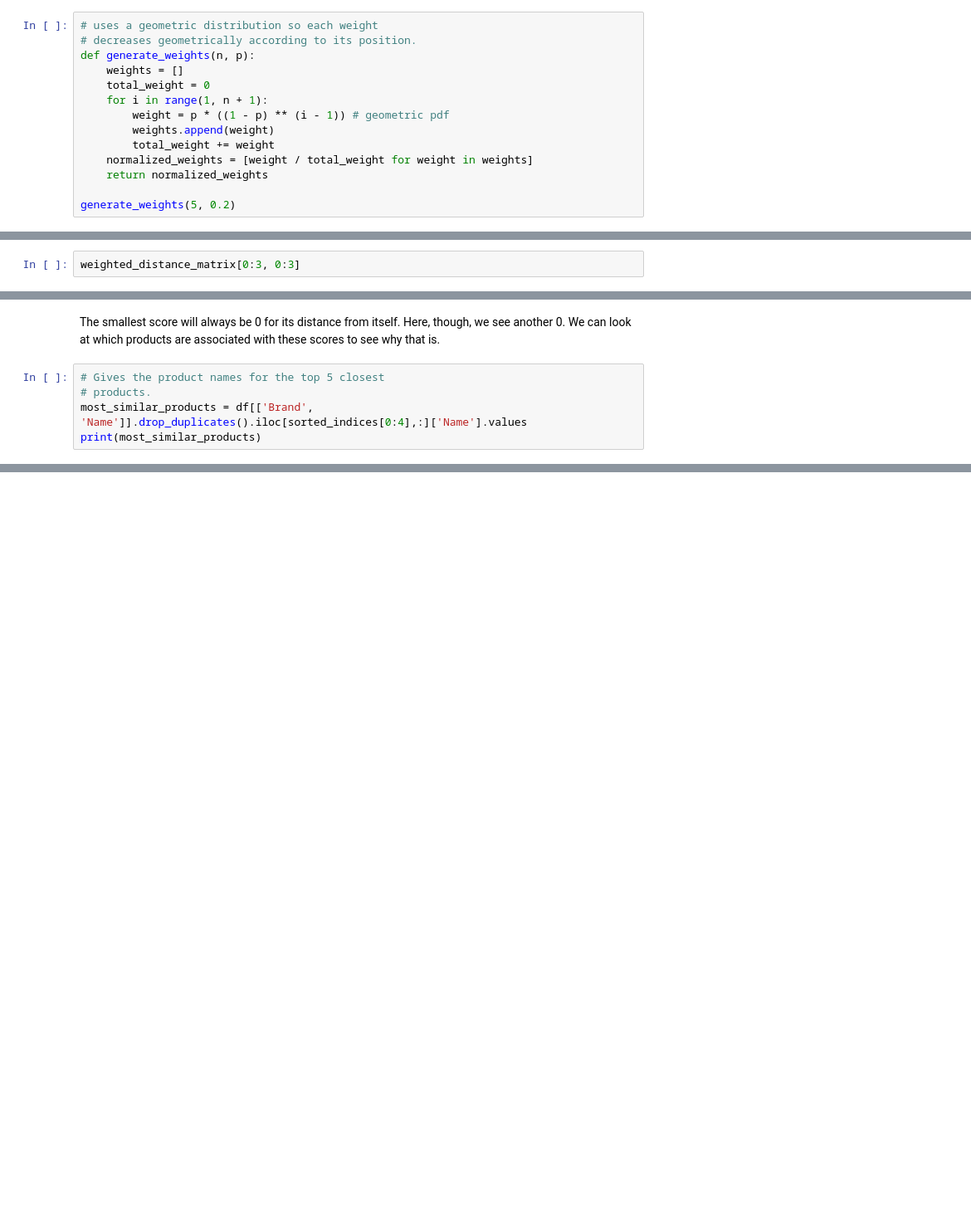
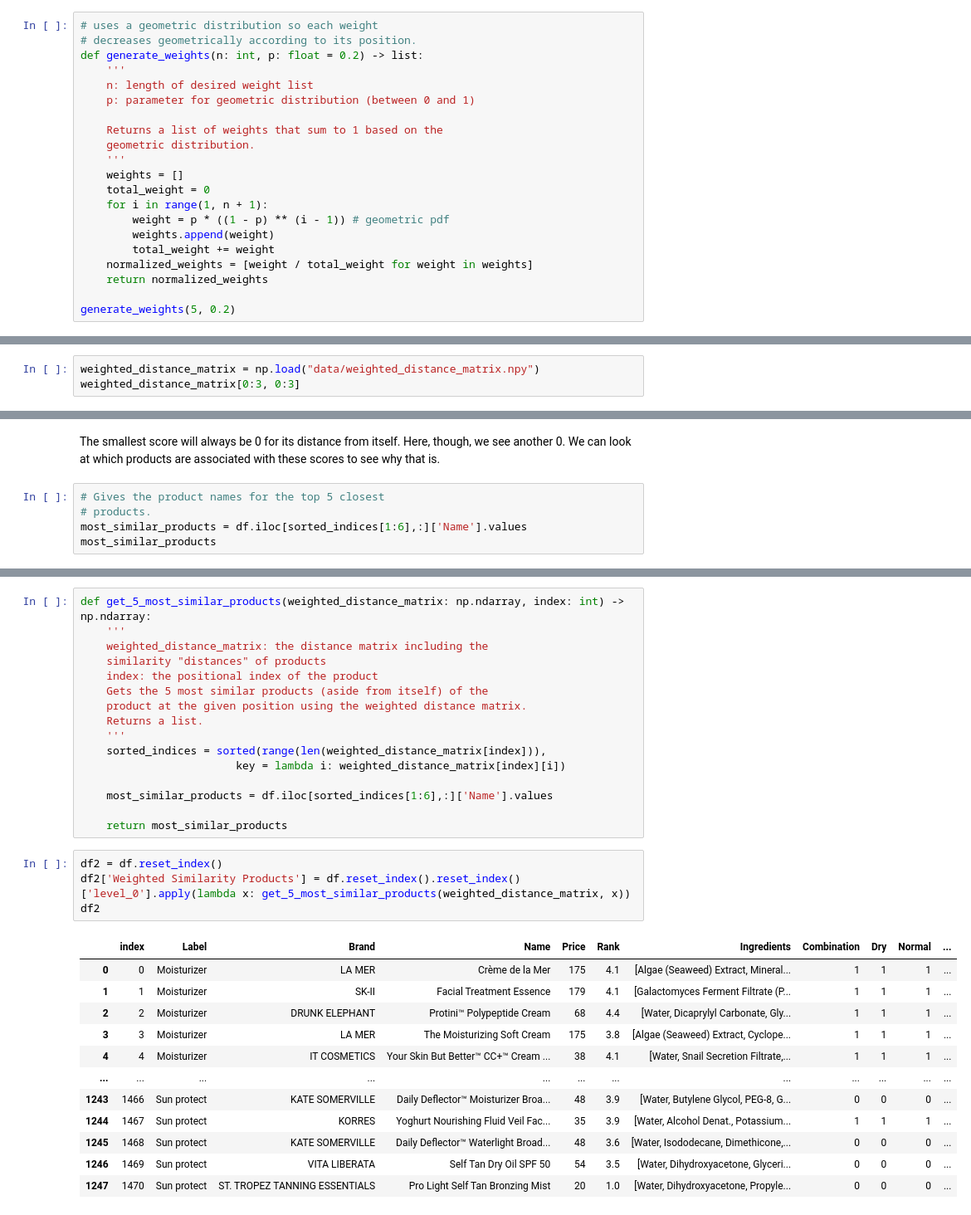
Before and after one commit to BellaEsc/makeup-minted, a Jupyter notebook: 2_weighted_similarity.ipynb, the cells around one changed output, grey strips where cells are left out. Shown: that part at 83% size. Drawn from its saved outputs; the diff is of its cells as text; blank space fills up the shorter version.

Commit message:
added weighted similarity products column to dataframe

```diff
--- a/2_weighted_similarity.ipynb
+++ b/2_weighted_similarity.ipynb
@@ -22,7 +22,14 @@ A smaller p will produce more evenly distributed weights, whereas a larger p wil
 # %%
 # uses a geometric distribution so each weight
 # decreases geometrically according to its position.
-def generate_weights(n, p):
+def generate_weights(n: int, p: float = 0.2) -> list:
+    '''
+    n: length of desired weight list
+    p: parameter for geometric distribution (between 0 and 1)
+
+    Returns a list of weights that sum to 1 based on the
+    geometric distribution.
+    '''
     weights = []
     total_weight = 0
     for i in range(1, n + 1):
@@ -111,4 +120,5 @@ np.save('data/weighted_distance_matrix.npy', weighted_distance_matrix)
 # %%
+weighted_distance_matrix = np.load("data/weighted_distance_matrix.npy")
 weighted_distance_matrix[0:3, 0:3]
 # %% [output]
 array([[0.        , 0.53000315, 0.442218  ],
@@ -138,6 +148,6 @@ The smallest score will always be 0 for its distance from itself. Here, though,
 # %%
 # Gives the product names for the top 5 closest
 # products.
-most_similar_products = df[['Brand', 'Name']].drop_duplicates().iloc[sorted_indices[0:4],:]['Name'].values
-print(most_similar_products)
+most_similar_products = df.iloc[sorted_indices[1:6],:]['Name'].values
+most_similar_products
 # %% [output]
@@ -149,0 +161,33 @@ Now we want to add the top 5 similar products to the dataframe (besides itself).
+# %%
+def get_5_most_similar_products(weighted_distance_matrix: np.ndarray, index: int) -> np.ndarray:
+    '''
+    weighted_distance_matrix: the distance matrix including the
+    similarity "distances" of products
+    index: the positional index of the product
+    Gets the 5 most similar products (aside from itself) of the
+    product at the given position using the weighted distance matrix.
+    Returns a list.
+    '''
+    sorted_indices = sorted(range(len(weighted_distance_matrix[index])),
+                        key = lambda i: weighted_distance_matrix[index][i])
+
+    most_similar_products = df.iloc[sorted_indices[1:6],:]['Name'].values
+
+    return most_similar_products
+# %%
+df2 = df.reset_index()
+df2['Weighted Similarity Products'] = df.reset_index().reset_index()['level_0'].apply(lambda x: get_5_most_similar_products(weighted_distance_matrix, x))
+df2
+# %% [output]
+|  | index | Label | Brand | Name | Price | Rank | Ingredients | Combination | Dry | Normal | ... |
+| 0 | 0 | Moisturizer | LA MER | Crème de la Mer | 175 | 4.1 | [Algae (Seaweed) Extract, Mineral... | 1 | 1 | 1 | ... |
+| 1 | 1 | Moisturizer | SK-II | Facial Treatment Essence | 179 | 4.1 | [Galactomyces Ferment Filtrate (P... | 1 | 1 | 1 | ... |
+| 2 | 2 | Moisturizer | DRUNK ELEPHANT | Protini™ Polypeptide Cream | 68 | 4.4 | [Water, Dicaprylyl Carbonate, Gly... | 1 | 1 | 1 | ... |
+| 3 | 3 | Moisturizer | LA MER | The Moisturizing Soft Cream | 175 | 3.8 | [Algae (Seaweed) Extract, Cyclope... | 1 | 1 | 1 | ... |
+| 4 | 4 | Moisturizer | IT COSMETICS | Your Skin But Better™ CC+™ Cream ... | 38 | 4.1 | [Water, Snail Secretion Filtrate,... | 1 | 1 | 1 | ... |
+| ... | ... | ... | ... | ... | ... | ... | ... | ... | ... | ... | ... |
+| 1243 | 1466 | Sun protect | KATE SOMERVILLE | Daily Deflector™ Moisturizer Broa... | 48 | 3.9 | [Water, Butylene Glycol, PEG-8, G... | 0 | 0 | 0 | ... |
+| 1244 | 1467 | Sun protect | KORRES | Yoghurt Nourishing Fluid Veil Fac... | 35 | 3.9 | [Water, Alcohol Denat., Potassium... | 1 | 1 | 1 | ... |
+| 1245 | 1468 | Sun protect | KATE SOMERVILLE | Daily Deflector™ Waterlight Broad... | 48 | 3.6 | [Water, Isododecane, Dimethicone,... | 0 | 0 | 0 | ... |
+| 1246 | 1469 | Sun protect | VITA LIBERATA | Self Tan Dry Oil SPF 50 | 54 | 3.5 | [Water, Dihydroxyacetone, Glyceri... | 0 | 0 | 0 | ... |
+| 1247 | 1470 | Sun protect | ST. TROPEZ TANNING ESSENTIALS | Pro Light Self Tan Bronzing Mist | 20 | 1.0 | [Water, Dihydroxyacetone, Propyle... | 0 | 0 | 0 | ... |
```
Also changed, not shown: parts of 6 cells of this notebook, 1 other file.
